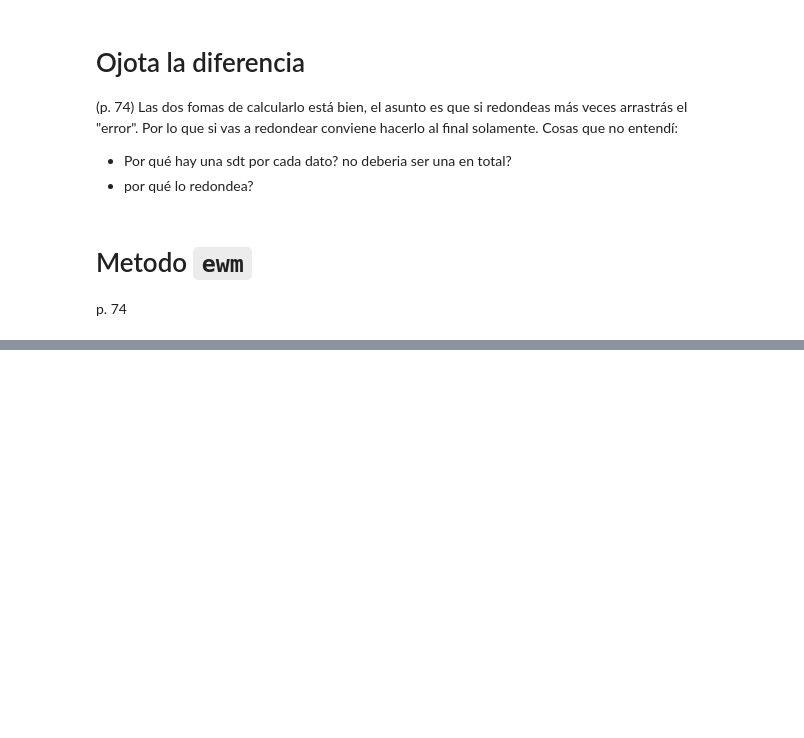
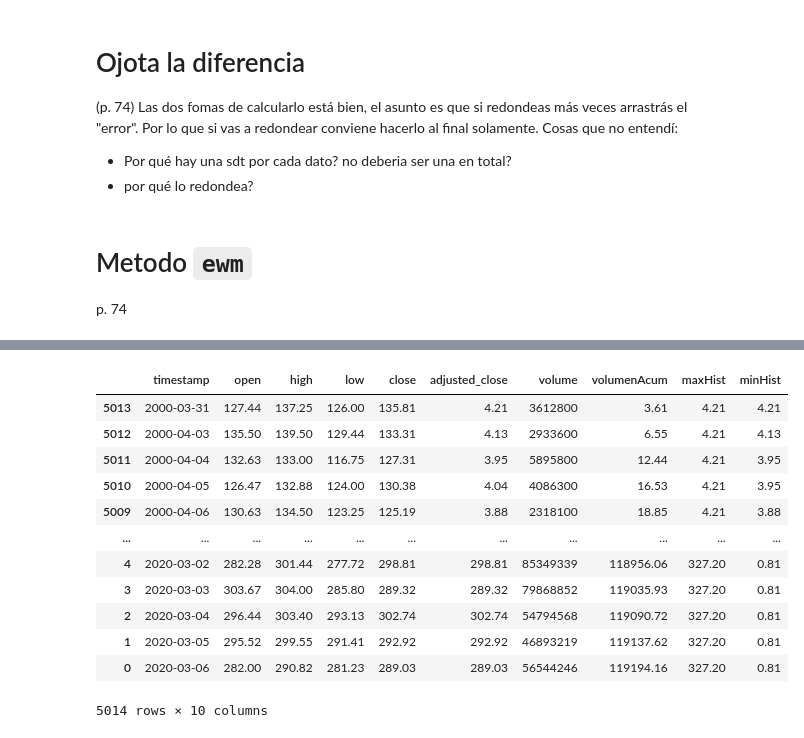
Before and after one commit to AucaCoyan/exp-quant, a Jupyter notebook: Libro2-Pandas.ipynb, the cells around one changed output, grey strips where cells are left out. Saved outputs shown, nothing was run; the diff lists cells and outputs as text; code cells hidden in the pictures; blank space fills up the shorter version.

```diff
--- a/Libro2-Pandas.ipynb
+++ b/Libro2-Pandas.ipynb
@@ -733,3 +742,9 @@ Cosas que no entendí:
 # %% [markdown]
 # Metodo `ewm`
 p. 74
+# %%
+data = data.sort_values(by='timestamp', ascending=True)
+data['SMA_20'] = data.adjusted_close.rolling(20).mean()
+data['EMA_20'] = data.adjusted_close.ewm(span=20, adjust=False).mean()
+data = data.dropna().round(2)
+data
@@ -735,0 +774,18 @@ p. 74
+# %%
+data['maxHist'] = data.adjusted_close.cummax()
+data['minHist'] = data.adjusted_close.cummin()
+data
+# %% [output]
+|  | timestamp | open | high | low | close | adjusted_close | volume | volumenAcum | maxHist | minHist |
+| 5013 | 2000-03-31 | 127.44 | 137.25 | 126.00 | 135.81 | 4.21 | 3612800 | 3.61 | 4.21 | 4.21 |
+| 5012 | 2000-04-03 | 135.50 | 139.50 | 129.44 | 133.31 | 4.13 | 2933600 | 6.55 | 4.21 | 4.13 |
+| 5011 | 2000-04-04 | 132.63 | 133.00 | 116.75 | 127.31 | 3.95 | 5895800 | 12.44 | 4.21 | 3.95 |
+| 5010 | 2000-04-05 | 126.47 | 132.88 | 124.00 | 130.38 | 4.04 | 4086300 | 16.53 | 4.21 | 3.95 |
+| 5009 | 2000-04-06 | 130.63 | 134.50 | 123.25 | 125.19 | 3.88 | 2318100 | 18.85 | 4.21 | 3.88 |
+| ... | ... | ... | ... | ... | ... | ... | ... | ... | ... | ... |
+| 4 | 2020-03-02 | 282.28 | 301.44 | 277.72 | 298.81 | 298.81 | 85349339 | 118956.06 | 327.20 | 0.81 |
+| 3 | 2020-03-03 | 303.67 | 304.00 | 285.80 | 289.32 | 289.32 | 79868852 | 119035.93 | 327.20 | 0.81 |
+| 2 | 2020-03-04 | 296.44 | 303.40 | 293.13 | 302.74 | 302.74 | 54794568 | 119090.72 | 327.20 | 0.81 |
+| 1 | 2020-03-05 | 295.52 | 299.55 | 291.41 | 292.92 | 292.92 | 46893219 | 119137.62 | 327.20 | 0.81 |
+| 0 | 2020-03-06 | 282.00 | 290.82 | 281.23 | 289.03 | 289.03 | 56544246 | 119194.16 | 327.20 | 0.81 |
+5014 rows × 10 columns
```
Also changed, not shown: parts of 30 cells of this notebook.
